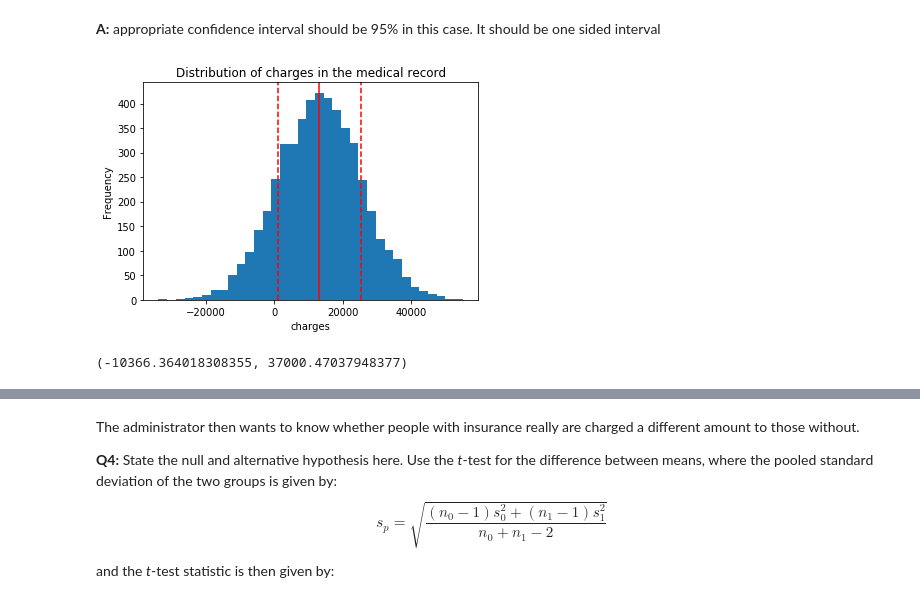
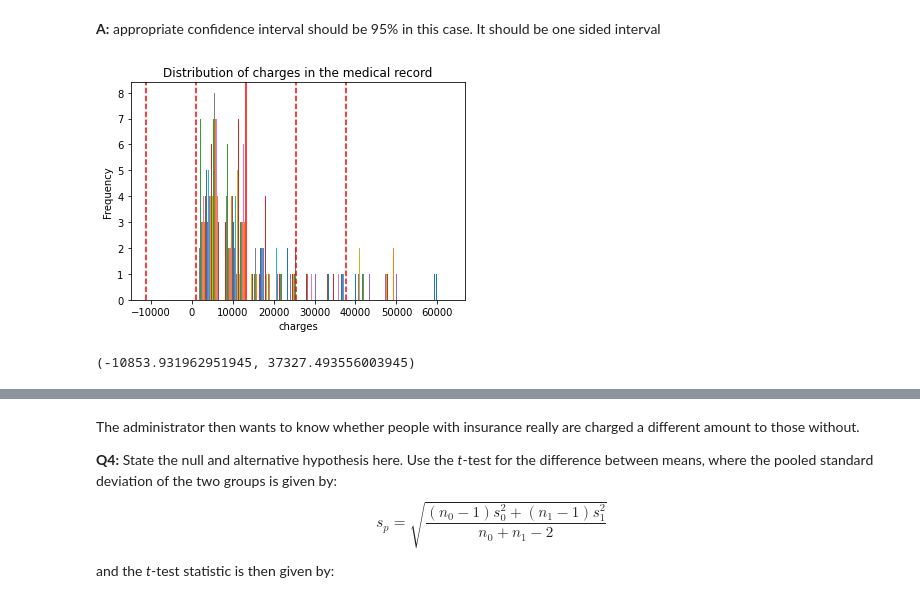
Before and after one commit to sanjaymahto1192/Stats-Practice, a Jupyter notebook: Frequentist Inference Case Study - Part B (2).ipynb, the cells around one changed output, grey strips where cells are left out. Cells and saved outputs as stored; diff of their text form; code cells hidden in the pictures.

```diff
--- a/Frequentist Inference Case Study - Part B (2).ipynb
+++ b/Frequentist Inference Case Study - Part B (2).ipynb
@@ -86,18 +84,30 @@ charges_dist = norm.rvs(charges_mean,charges_std, size=5000)
+# %%
+def charges_sampler(n):
+    return np.random.choice(medical['charges'], n)
+# %%
+#central limit theorm - understand
+seed(47)
+
+charges_samples = [charges_sampler(10)for i in range(300)]
+
+charges_samples_mean = [np.mean(charges_samples[i]) for i in range(len(charges_samples))]
 # %%
-#Plotting histogram
+#Plotting histogram of samples
 
-_ = plt.hist(charges_dist, bins=35)
+_ = plt.hist(charges_samples)
 _ = plt.xlabel('charges')
 _ = plt.ylabel('Frequency')
 _ = plt.title('Distribution of charges in the medical record')
-_ = plt.axvline(np.mean(charges_dist), color='r')
-_ = plt.axvline(np.mean(charges_dist)+np.std(charges_dist), color='r', linestyle='--')
-_ = plt.axvline(np.mean(charges_dist)-np.std(charges_dist), color='r', linestyle='--')
+_ = plt.axvline(np.mean(charges_samples), color='r')
+_ = plt.axvline(np.mean(charges_samples)+np.std(charges_samples), color='r', linestyle='--')
+_ = plt.axvline(np.mean(charges_samples)-np.std(charges_samples), color='r', linestyle='--')
+_ = plt.axvline(np.mean(charges_samples)+(2*np.std(charges_samples)), color='r', linestyle='--')
+_ = plt.axvline(np.mean(charges_samples)-(2*np.std(charges_samples)), color='r', linestyle='--')
 
 plt.show()
 # %% [output]
-[figure, old version]
+[figure, new version]
 # %%
-t.interval(alpha=0.95, df=len(charges_dist)-1, loc=np.mean(charges_dist), scale=np.std(charges_dist))
+t.interval(alpha=0.95, df=len(charges_samples)-1, loc=np.mean(charges_samples), scale=np.std(charges_samples))
 # %% [output]
-(-10366.364018308355, 37000.47037948377)
+(-10853.931962951945, 37327.493556003945)
```
Also changed, not shown: parts of 9 cells of this notebook.
